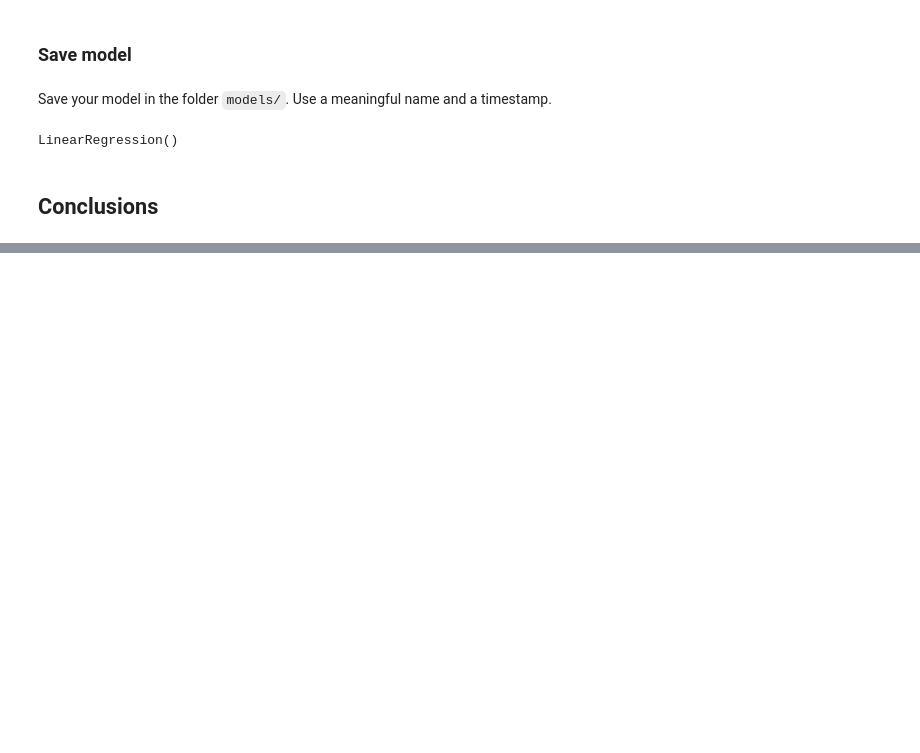
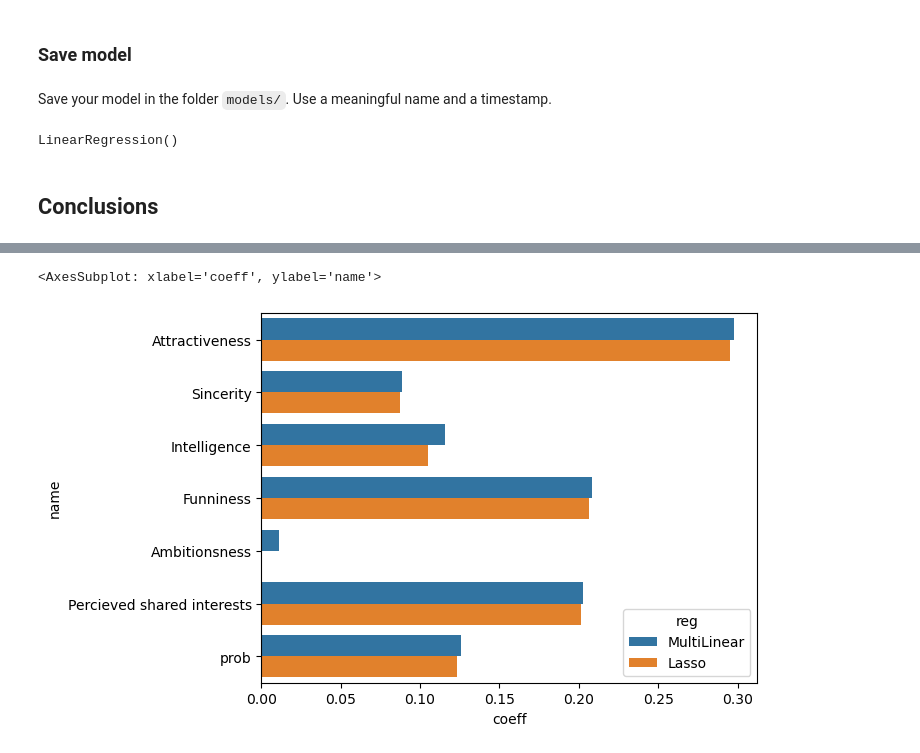
Before and after one commit to SvenWeiss-HDM/Projektgruppe_A, a Jupyter notebook: notebooks/draft-analysis_r.ipynb, the cells around one changed output, grey strips where cells are left out. Saved outputs shown, nothing was run; the diff lists cells and outputs as text; code cells hidden in the pictures; blank space fills up the shorter version.

```diff
--- a/notebooks/draft-analysis_r.ipynb
+++ b/notebooks/draft-analysis_r.ipynb
@@ -508,0 +511,7 @@ LinearRegression()
+# %%
+importance = np.abs(lasso_best.coef_)
+
+df_lasso = pd.DataFrame({"coeff": importance,
+                       "name": features,"reg":"Lasso"})
+df_lasso
+dfdisplay=pd.concat([df_imp,df_lasso])
@@ -508,0 +558,5 @@ LinearRegression()
+# %%
+sns.barplot(dfdisplay,y="name",x="coeff",hue="reg")
+# %% [output]
+<AxesSubplot: xlabel='coeff', ylabel='name'>
+[figure, added]
```
Also changed, not shown: parts of 22 cells of this notebook, 1 other file.
